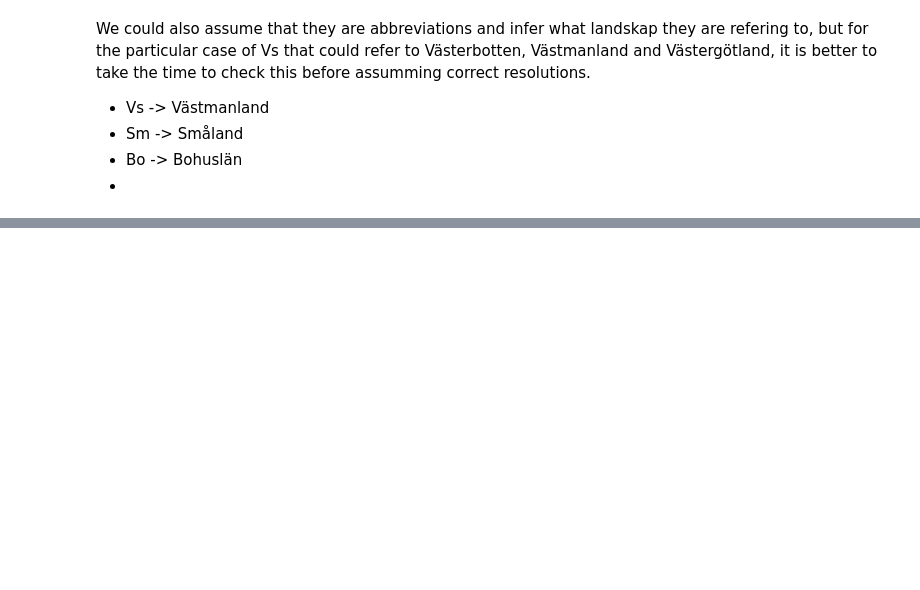
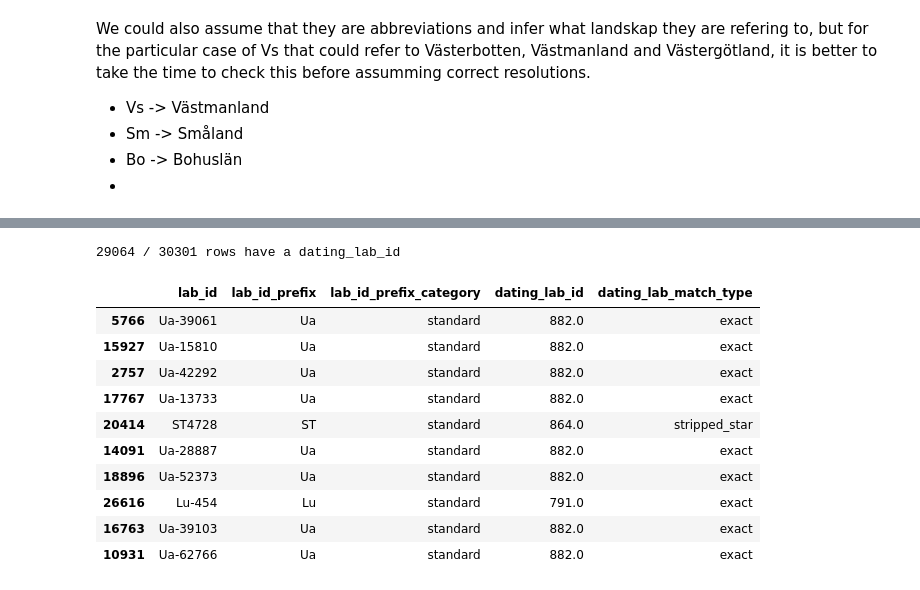
Before and after one commit to Br1CM/sead_strucke_data_cleaning, a Jupyter notebook: current/notebooks/exploration.ipynb, the cells around one changed output, grey strips where cells are left out. Cells and saved outputs as stored; diff of their text form; code cells hidden in the pictures; blank space fills up the shorter version.

```diff
--- a/current/notebooks/exploration.ipynb
+++ b/current/notebooks/exploration.ipynb
@@ -847,3 +1128,28 @@ We could also assume that they are abbreviations and infer what landskap they ar
+# %%
+df = df.merge(
+    prefix_matches[["lab_id_prefix", "lab_id_prefix_category", "dating_lab_id", "match_type"]].rename(
+        columns={"match_type": "dating_lab_match_type"}
+    ),
+    on=["lab_id_prefix", "lab_id_prefix_category"], how="left",
+)
+df.loc[df["lab_id_prefix_category"] == "unknown_no_lab", ["dating_lab_id", "dating_lab_match_type"]] = [
+    unknown_lab_id, "unknown_placeholder",
+]
+print(f'{df["dating_lab_id"].notna().sum()} / {len(df)} rows have a dating_lab_id')
+df[["lab_id", "lab_id_prefix", "lab_id_prefix_category", "dating_lab_id", "dating_lab_match_type"]].sample(10, random_state=1)
+# %% [output]
+29064 / 30301 rows have a dating_lab_id
+|  | lab_id | lab_id_prefix | lab_id_prefix_category | dating_lab_id | dating_lab_match_type |
+| 5766 | Ua-39061 | Ua | standard | 882.0 | exact |
+| 15927 | Ua-15810 | Ua | standard | 882.0 | exact |
+| 2757 | Ua-42292 | Ua | standard | 882.0 | exact |
+| 17767 | Ua-13733 | Ua | standard | 882.0 | exact |
+| 20414 | ST4728 | ST | standard | 864.0 | stripped_star |
+| 14091 | Ua-28887 | Ua | standard | 882.0 | exact |
+| 18896 | Ua-52373 | Ua | standard | 882.0 | exact |
+| 26616 | Lu-454 | Lu | standard | 791.0 | exact |
+| 16763 | Ua-39103 | Ua | standard | 882.0 | exact |
+| 10931 | Ua-62766 | Ua | standard | 882.0 | exact |
 # %% [markdown]
 ## Tasks To Be Done
 
```
Also changed, not shown: parts of 12 cells of this notebook.
